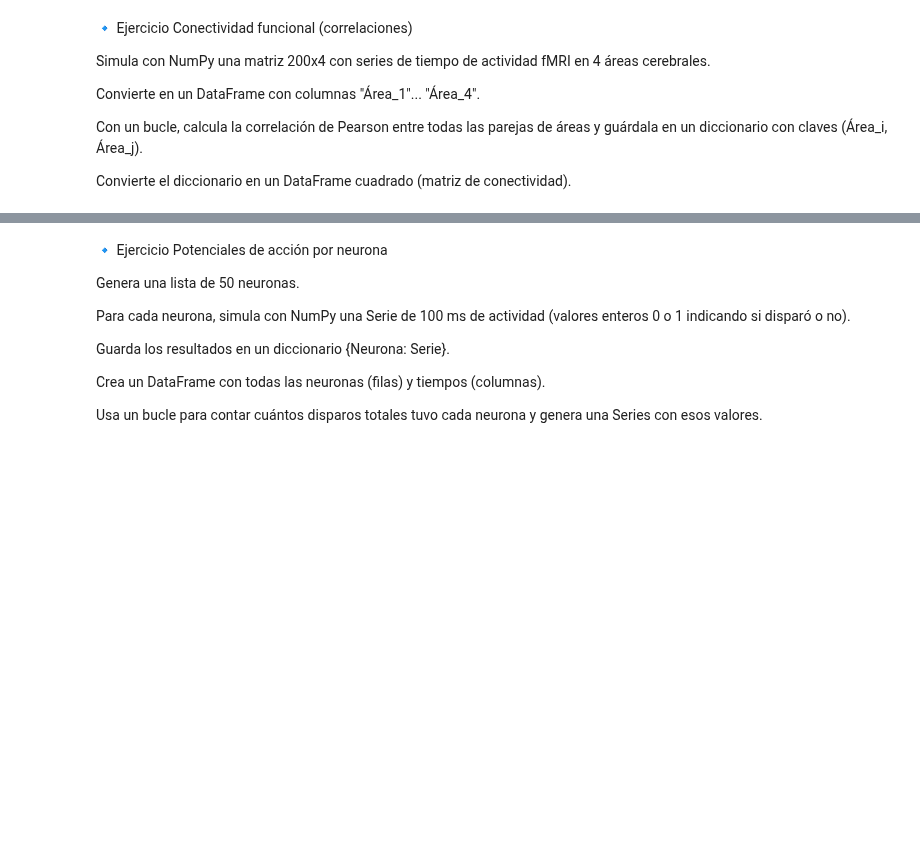
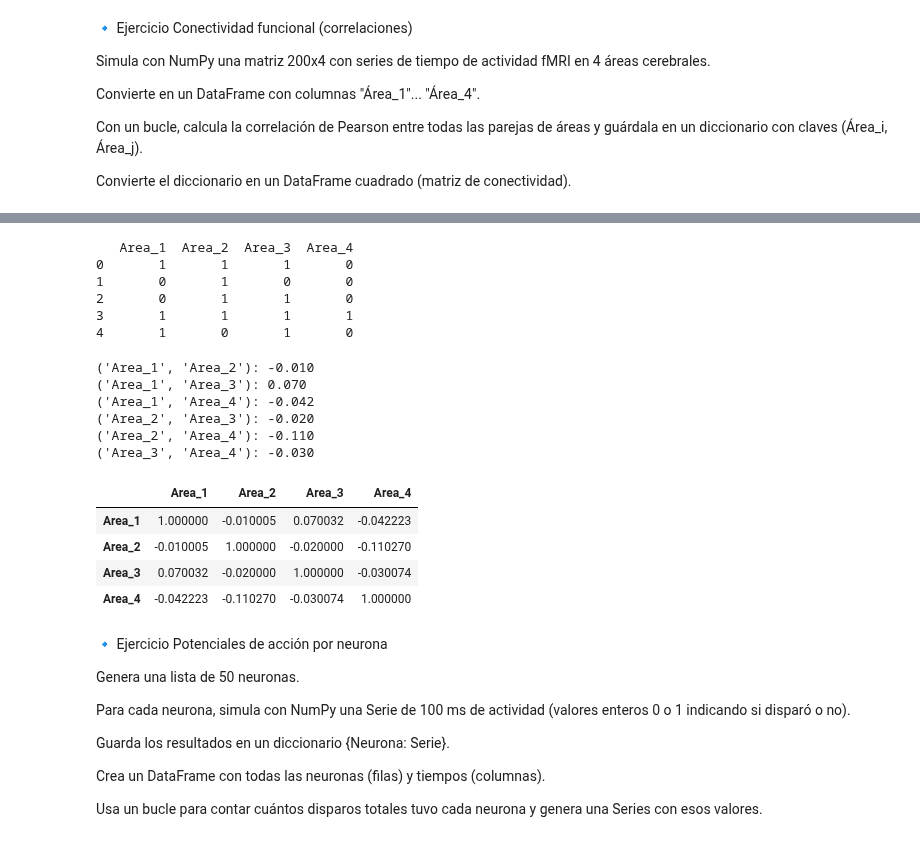
Before and after one commit to Fernando-JAL/Neurociencias-2026-1, a Jupyter notebook: S04_parciales/Parcial_1_profe.ipynb, the cells around one changed output, grey strips where cells are left out. Drawn from its saved outputs; the diff is of its cells as text; code cells hidden in the pictures; blank space fills up the shorter version.

```diff
--- a/S04_parciales/Parcial_1_profe.ipynb
+++ b/S04_parciales/Parcial_1_profe.ipynb
@@ -451,3 +742,63 @@ Convierte el diccionario en un DataFrame cuadrado (matriz de conectividad).
+# %%
+# Convierte en un DataFrame con columnas "Área_1"... "Área_4".
+columnas2 = [f"Area_{i+1}" for i in range(matriz7.shape[1])]
+
+dfact2 = pd.DataFrame(matriz7, columns=columnas2)
+
+print(dfact2.head())
+# %% [output]
+   Area_1  Area_2  Area_3  Area_4
+0       1       1       1       0
+1       0       1       0       0
+2       0       1       1       0
+3       1       1       1       1
+4       1       0       1       0
+# %%
+# Con un bucle, calcula la correlación de Pearson entre todas las parejas de áreas y guárdala en un diccionario con claves (Área_i, Área_j).
+correlaciones2 = {}
+
+columnas = dfact2.columns
+numareas = len(columnas3)
+
+for i in range(numareas):
+    for j in range(i+1, numareas):
+        area_i = columnas[i]
+        area_j = columnas[j]
+        corr = dfact2[area_i].corr(dfact2[area_j])
+        correlaciones2[(area_i, area_j)] = corr
+
+
+for pareja, valor in correlaciones2.items():
+    print(f"{pareja}: {valor:.3f}")
+# %% [output]
+('Area_1', 'Area_2'): -0.010
+('Area_1', 'Area_3'): 0.070
+('Area_1', 'Area_4'): -0.042
+('Area_2', 'Area_3'): -0.020
+('Area_2', 'Area_4'): -0.110
+('Area_3', 'Area_4'): -0.030
+# %%
+# Convierte el diccionario en un DataFrame cuadrado (matriz de conectividad).
+areas = dfact2.columns
+numareas = len(areas)
+
+matriz_corr = np.eye(numareas)
+
+for (area_i, area_j), corr in correlaciones2.items():
+    i = areas.get_loc(area_i)
+    j = areas.get_loc(area_j)
+    matriz_corr[i, j] = corr
+    matriz_corr[j, i] = corr
+
+df_conectividad = pd.DataFrame(matriz_corr, index=areas, columns=areas)
+
+df_conectividad
+# %% [output]
+|  | Area_1 | Area_2 | Area_3 | Area_4 |
+| Area_1 | 1.000000 | -0.010005 | 0.070032 | -0.042223 |
+| Area_2 | -0.010005 | 1.000000 | -0.020000 | -0.110270 |
+| Area_3 | 0.070032 | -0.020000 | 1.000000 | -0.030074 |
+| Area_4 | -0.042223 | -0.110270 | -0.030074 | 1.000000 |
 # %% [markdown]
 🔹 Ejercicio Potenciales de acción por neurona
 
```
Also changed, not shown: parts of 30 cells of this notebook.
